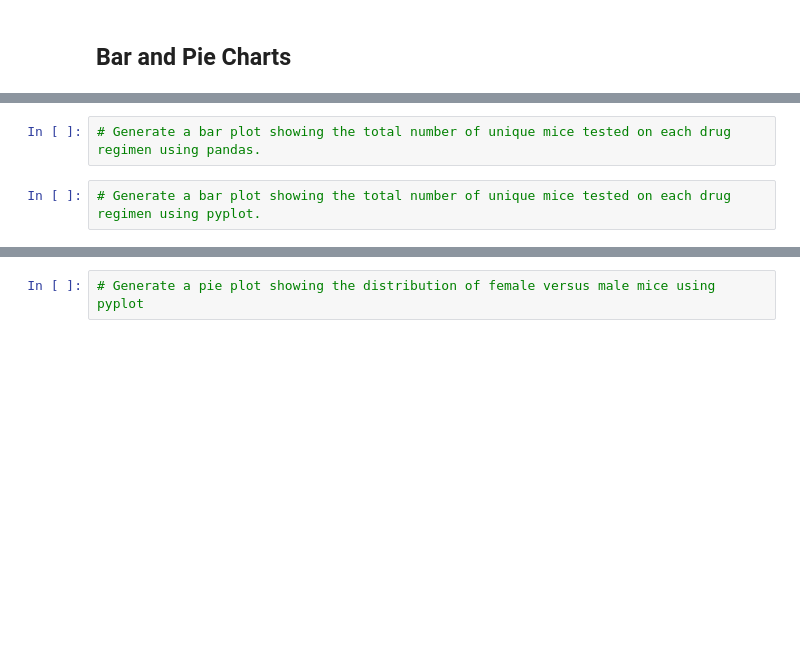
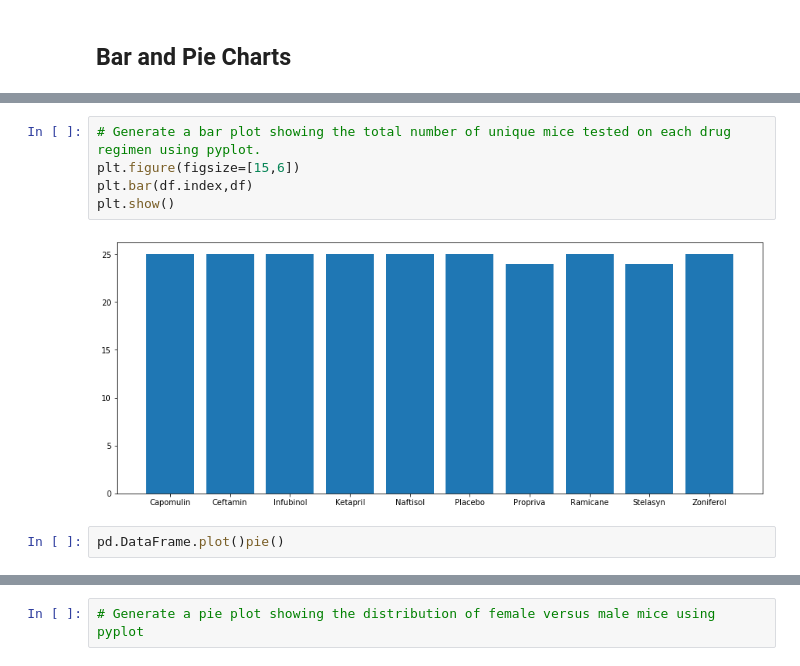
Before and after one commit to anilzown/Matplotlib-The-Power-of-Plots, a Jupyter notebook: pymaceuticals_starter.ipynb, the cells around one changed output, grey strips where cells are left out. Drawn from its saved outputs; the diff is of its cells as text; blank space fills up the shorter version.

```diff
--- a/pymaceuticals_starter.ipynb
+++ b/pymaceuticals_starter.ipynb
@@ -140,6 +141,11 @@ combined_df.groupby(["Tumor Volume (mm3)","Drug Regimen"]).mean()
 # %%
-# Generate a bar plot showing the total number of unique mice tested on each drug regimen using pandas.
+# Generate a bar plot showing the total number of unique mice tested on each drug regimen using pyplot.
+plt.figure(figsize=[15,6])
+plt.bar(df.index,df)
+plt.show()
+# %% [output]
+[figure, added]
-# %%
-# Generate a bar plot showing the total number of unique mice tested on each drug regimen using pyplot.
+# %%
+pd.DataFrame.plot()pie()
 # %%
 # Generate a pie plot showing the distribution of female versus male mice using pandas
```
Also changed, not shown: parts of 22 cells of this notebook.
